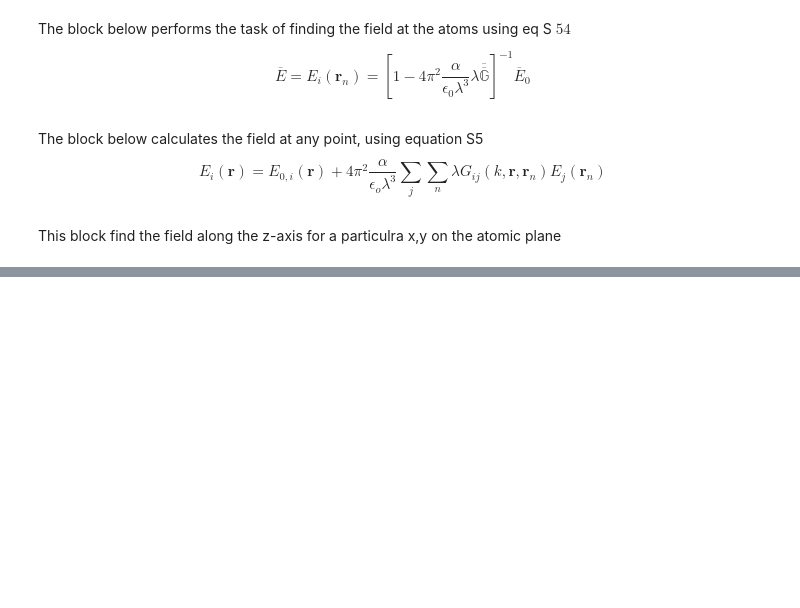
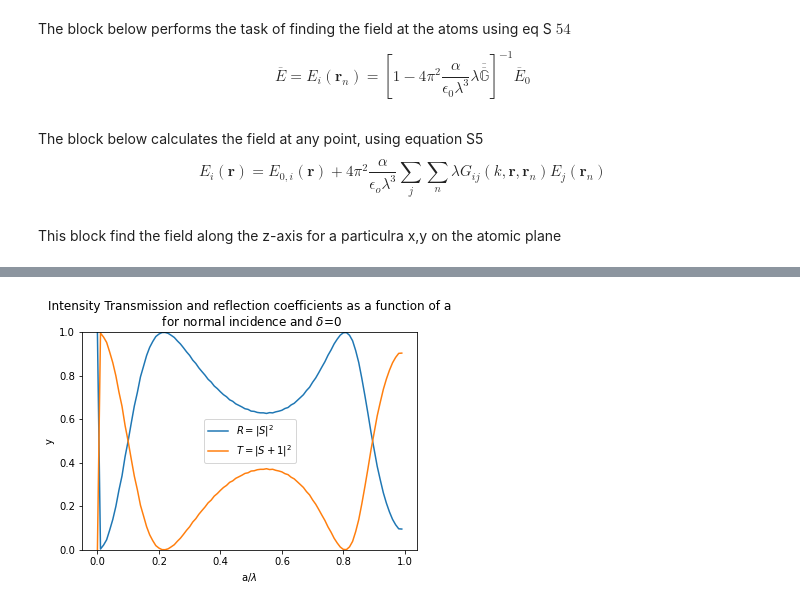
Before and after one commit to ReyshaJV/weizmann-internship, a Jupyter notebook: Cooperative Shift .ipynb, the cells around one changed output, grey strips where cells are left out. Cells and saved outputs as stored; diff of their text form; code cells hidden in the pictures; blank space fills up the shorter version.

```diff
--- a/Cooperative Shift .ipynb
+++ b/Cooperative Shift .ipynb
@@ -382,0 +366,19 @@ plt.show()
+# %%
+detunning_by_gamma=0
+gamma_nr=0
+gamma=1
+S=np.zeros(shape=(len(a_list)),dtype=np.complex_)
+for i in range(0,len(a_list)):
+    S[i]=- (j*(1+Coop_Shift_by_gamma_a[i,1])/2)\
+    /(detunning_by_gamma-Coop_Shift_by_gamma_a[i,0]+j*(1+gamma_nr/gamma+Coop_Shift_by_gamma_a[i,1])/2)
+plt.plot(a_list[:100],abs(S[:100])**2,label='$R=|S|^2$')#, s=10, c='black')
+plt.plot(a_list[:100],abs(S[:100]+1)**2,label='$T=|S+1|^2$')#, s=10, c='black')
+
+plt.xlabel('a/$\lambda$')
+plt.ylabel('y')
+plt.ylim(0,1)
+plt.title(f'Intensity Transmission and reflection coefficients as a function of a\n for normal incidence and $\delta$=0')
+plt.legend()
+plt.show()
+# %% [output]
+[figure, added]
```
Also changed, not shown: parts of 8 cells of this notebook.
